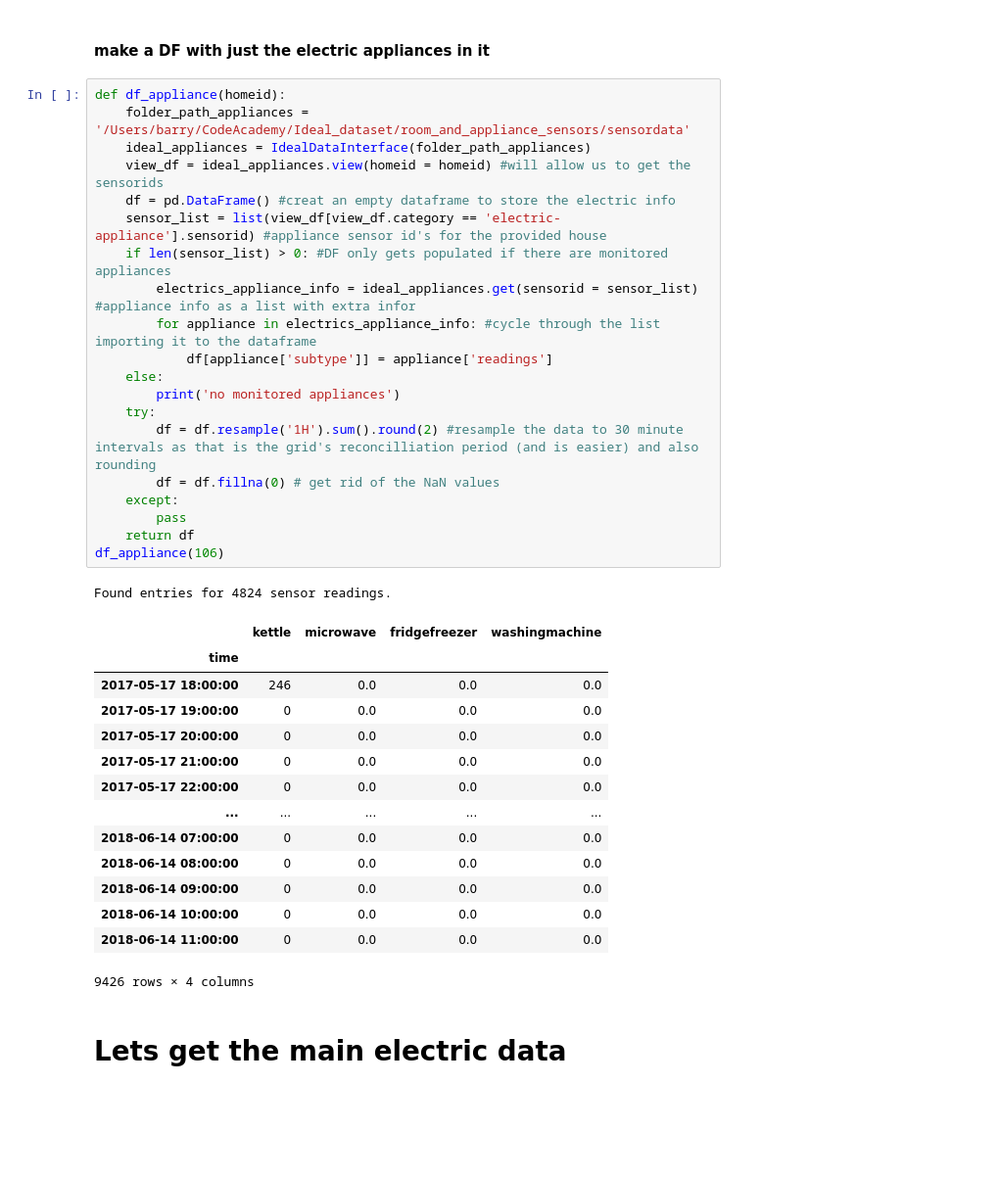
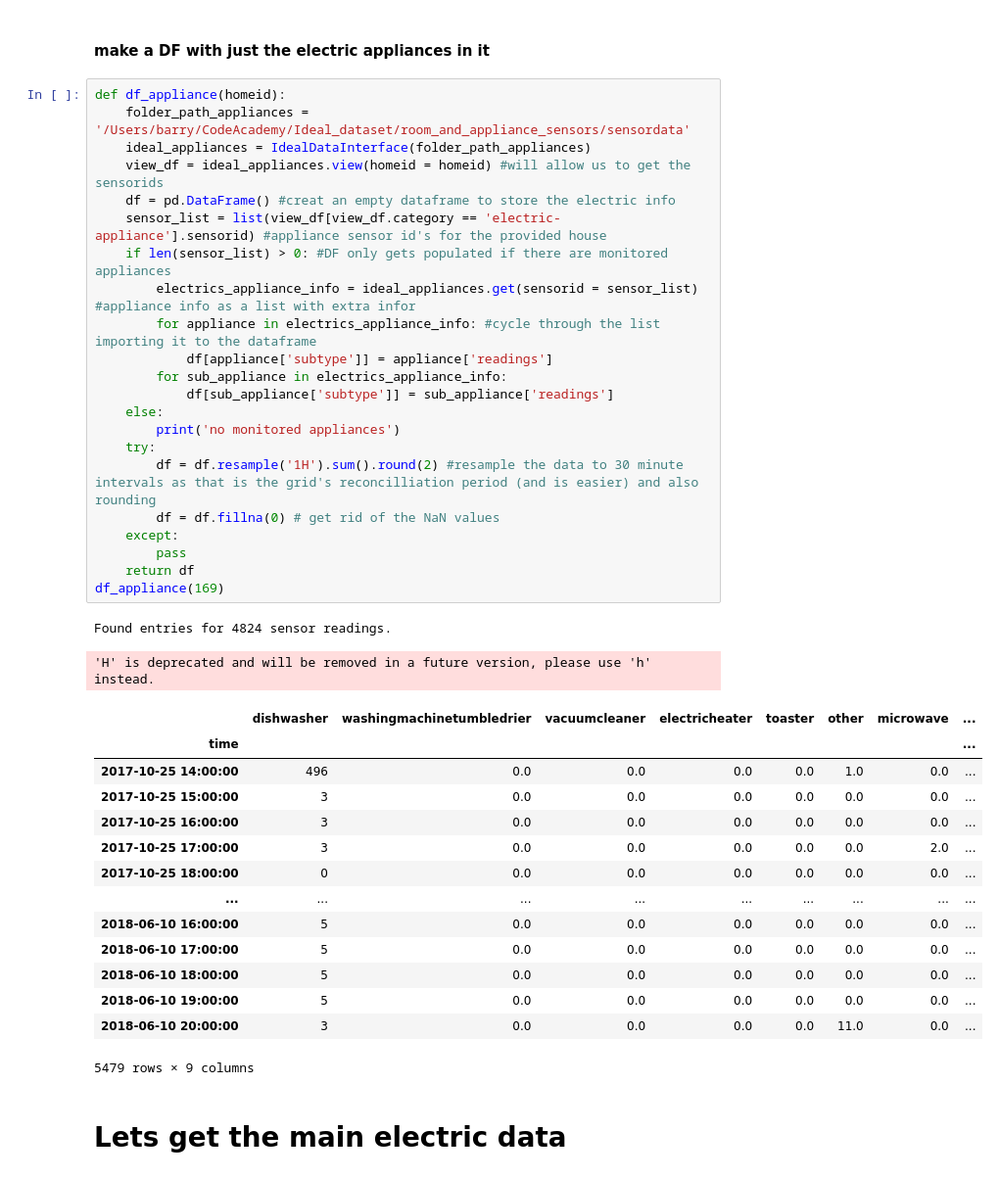
Before and after one commit to baz263/Ideal_dataset, a Jupyter notebook: coding/EDA/DF_builder_01_hourly.ipynb, the cells around one changed output. Shown at 98% size. Drawn from its saved outputs; the diff is of its cells as text; blank space fills up the shorter version.

```diff
--- a/coding/EDA/DF_builder_01_hourly.ipynb
+++ b/coding/EDA/DF_builder_01_hourly.ipynb
@@ -31,39 +31,42 @@ pd.set_option('display.max_columns', None)
 # %%
 def df_appliance(homeid):
     folder_path_appliances = '/Users/barry/CodeAcademy/Ideal_dataset/room_and_appliance_sensors/sensordata'
     ideal_appliances = IdealDataInterface(folder_path_appliances)
     view_df = ideal_appliances.view(homeid = homeid) #will allow us to get the sensorids
     df = pd.DataFrame() #creat an empty dataframe to store the electric info
     sensor_list = list(view_df[view_df.category == 'electric-appliance'].sensorid) #appliance sensor id's for the provided house
     if len(sensor_list) > 0: #DF only gets populated if there are monitored appliances
         electrics_appliance_info = ideal_appliances.get(sensorid = sensor_list) #appliance info as a list with extra infor
         for appliance in electrics_appliance_info: #cycle through the list importing it to the dataframe
             df[appliance['subtype']] = appliance['readings']
+        for sub_appliance in electrics_appliance_info:
+            df[sub_appliance['subtype']] = sub_appliance['readings']
     else:
         print('no monitored appliances')
     try:
         df = df.resample('1H').sum().round(2) #resample the data to 30 minute intervals as that is the grid's reconcilliation period (and is easier) and also rounding
         df = df.fillna(0) # get rid of the NaN values
     except:
         pass
     return df
-df_appliance(106)
+df_appliance(169)
 # %% [output]
 Found entries for 4824 sensor readings.
+'H' is deprecated and will be removed in a future version, please use 'h' instead.
-|  | kettle | microwave | fridgefreezer | washingmachine |
-| time |  |  |  |  |
-| 2017-05-17 18:00:00 | 246 | 0.0 | 0.0 | 0.0 |
-| 2017-05-17 19:00:00 | 0 | 0.0 | 0.0 | 0.0 |
-| 2017-05-17 20:00:00 | 0 | 0.0 | 0.0 | 0.0 |
-| 2017-05-17 21:00:00 | 0 | 0.0 | 0.0 | 0.0 |
-| 2017-05-17 22:00:00 | 0 | 0.0 | 0.0 | 0.0 |
-| ... | ... | ... | ... | ... |
-| 2018-06-14 07:00:00 | 0 | 0.0 | 0.0 | 0.0 |
-| 2018-06-14 08:00:00 | 0 | 0.0 | 0.0 | 0.0 |
-| 2018-06-14 09:00:00 | 0 | 0.0 | 0.0 | 0.0 |
-| 2018-06-14 10:00:00 | 0 | 0.0 | 0.0 | 0.0 |
-| 2018-06-14 11:00:00 | 0 | 0.0 | 0.0 | 0.0 |
+|  | dishwasher | washingmachinetumbledrier | vacuumcleaner | electricheater | toaster | other | microwave | ... |
+| time |  |  |  |  |  |  |  | ... |
+| 2017-10-25 14:00:00 | 496 | 0.0 | 0.0 | 0.0 | 0.0 | 1.0 | 0.0 | ... |
+| 2017-10-25 15:00:00 | 3 | 0.0 | 0.0 | 0.0 | 0.0 | 0.0 | 0.0 | ... |
+| 2017-10-25 16:00:00 | 3 | 0.0 | 0.0 | 0.0 | 0.0 | 0.0 | 0.0 | ... |
+| 2017-10-25 17:00:00 | 3 | 0.0 | 0.0 | 0.0 | 0.0 | 0.0 | 2.0 | ... |
+| 2017-10-25 18:00:00 | 0 | 0.0 | 0.0 | 0.0 | 0.0 | 0.0 | 0.0 | ... |
+| ... | ... | ... | ... | ... | ... | ... | ... | ... |
+| 2018-06-10 16:00:00 | 5 | 0.0 | 0.0 | 0.0 | 0.0 | 0.0 | 0.0 | ... |
+| 2018-06-10 17:00:00 | 5 | 0.0 | 0.0 | 0.0 | 0.0 | 0.0 | 0.0 | ... |
+| 2018-06-10 18:00:00 | 5 | 0.0 | 0.0 | 0.0 | 0.0 | 0.0 | 0.0 | ... |
+| 2018-06-10 19:00:00 | 5 | 0.0 | 0.0 | 0.0 | 0.0 | 0.0 | 0.0 | ... |
+| 2018-06-10 20:00:00 | 3 | 0.0 | 0.0 | 0.0 | 0.0 | 11.0 | 0.0 | ... |
-9426 rows × 4 columns
+5479 rows × 9 columns
 # %% [markdown]
 # Lets get the main electric data
 # %%
```
Also changed, not shown: parts of 39 cells of this notebook, 3 other files.
